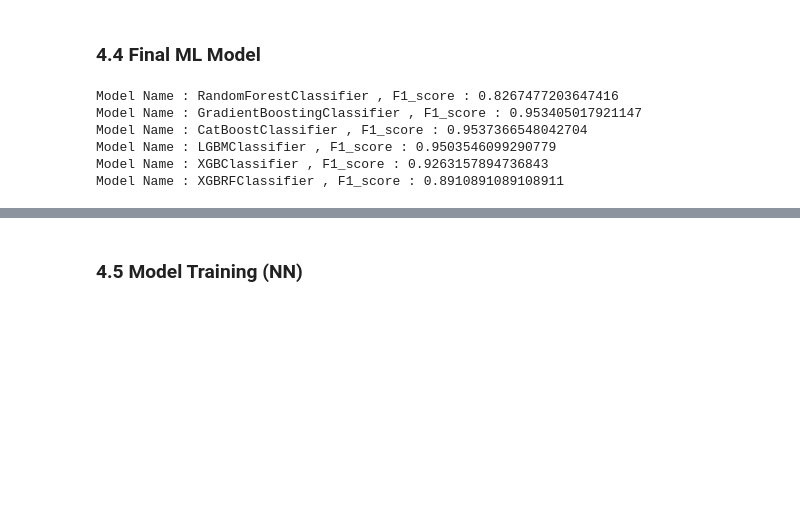
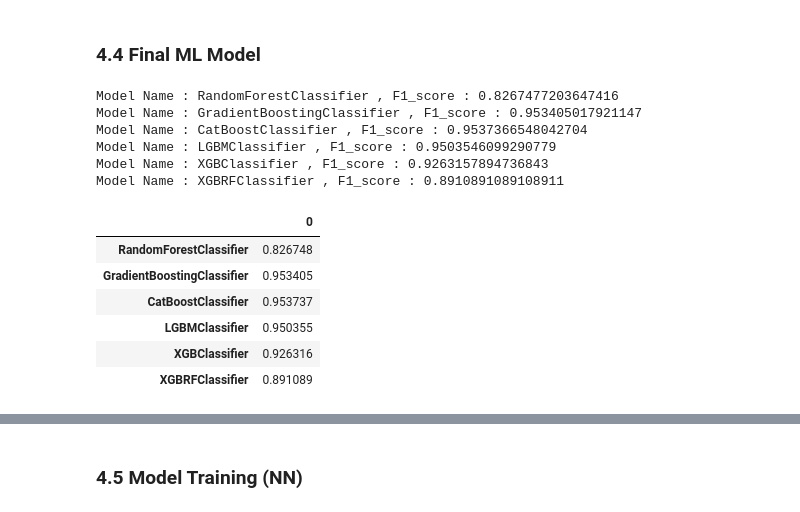
Before and after one commit to AshwinAshok3/Personal-Loan, a Jupyter notebook: src/Notebooks/Capstone_Project_-_Thera_Bank_Personal_Loan_Campain_-_Jupyter_Notebook (1).ipynb, the cells around one changed output, grey strips where cells are left out. Saved outputs shown, nothing was run; the diff lists cells and outputs as text; code cells hidden in the pictures; blank space fills up the shorter version.

Commit message:
ML_model saved

```diff
--- a/src/Notebooks/Capstone_Project_-_Thera_Bank_Personal_Loan_Campain_-_Jupyter_Notebook (1).ipynb
+++ b/src/Notebooks/Capstone_Project_-_Thera_Bank_Personal_Loan_Campain_-_Jupyter_Notebook (1).ipynb
@@ -1409,3 +1411,15 @@ Model Name : CatBoostClassifier , F1_score : 0.9537366548042704
 Model Name : LGBMClassifier , F1_score : 0.9503546099290779
 Model Name : XGBClassifier , F1_score : 0.9263157894736843
 Model Name : XGBRFClassifier , F1_score : 0.8910891089108911
+# %%
+# final machine learning models list
+final_ML_model_df = pd.DataFrame.from_dict(final_ML_model, orient='index')
+final_ML_model_df
+# %% [output]
+|  | 0 |
+| RandomForestClassifier | 0.826748 |
+| GradientBoostingClassifier | 0.953405 |
+| CatBoostClassifier | 0.953737 |
+| LGBMClassifier | 0.950355 |
+| XGBClassifier | 0.926316 |
+| XGBRFClassifier | 0.891089 |
```
Also changed, not shown: parts of 9 cells of this notebook, 5 other files.
